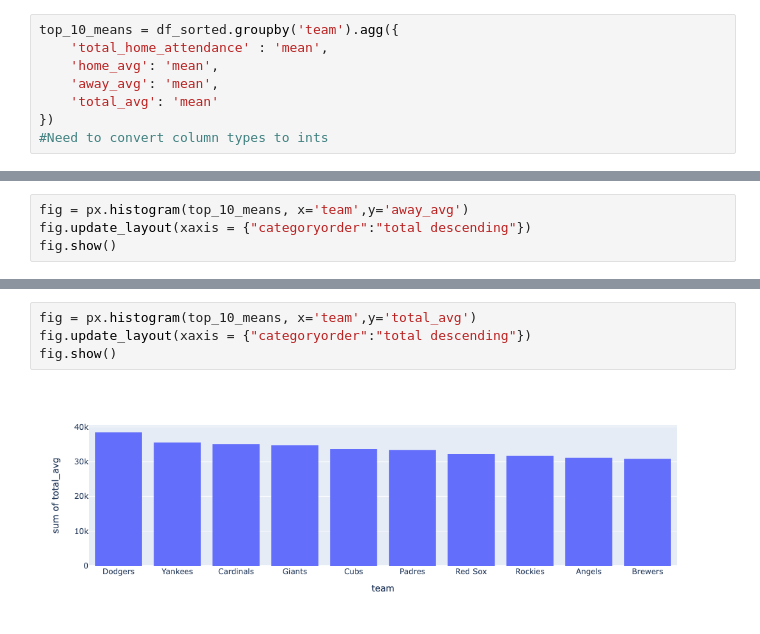
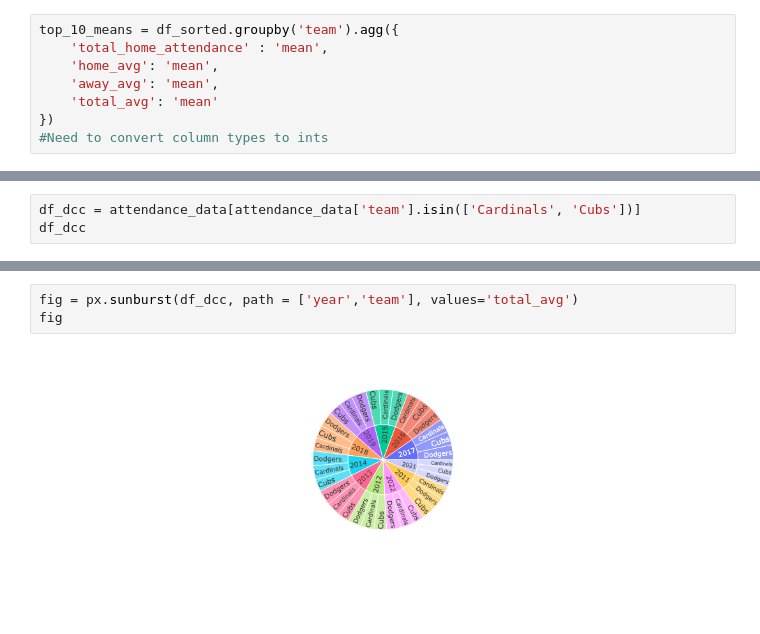
Before and after one commit to Deric-Maurer/Portfolio-Projects, a Jupyter notebook: MLB_Team_Attendance_Trends.ipynb, the cells around one changed output, grey strips where cells are left out. Cells and saved outputs as stored; diff of their text form.

```diff
--- a/MLB_Team_Attendance_Trends.ipynb
+++ b/MLB_Team_Attendance_Trends.ipynb
@@ -142,5 +141,4 @@ fig.show()
 # %%
-fig = px.histogram(top_10_means, x='team',y='away_avg')
-fig.update_layout(xaxis = {"categoryorder":"total descending"})
-fig.show()
+df_dcc = attendance_data[attendance_data['team'].isin(['Cardinals', 'Cubs'])]
+df_dcc
 # %% [output]
@@ -148,6 +162,5 @@ fig.show()
 # %%
-fig = px.histogram(top_10_means, x='team',y='total_avg')
-fig.update_layout(xaxis = {"categoryorder":"total descending"})
-fig.show()
+fig = px.sunburst(df_dcc, path = ['year','team'], values='total_avg')
+fig
 # %% [output]
-[figure, old version]
+[figure, new version]
```
Also changed, not shown: parts of 13 cells of this notebook.
